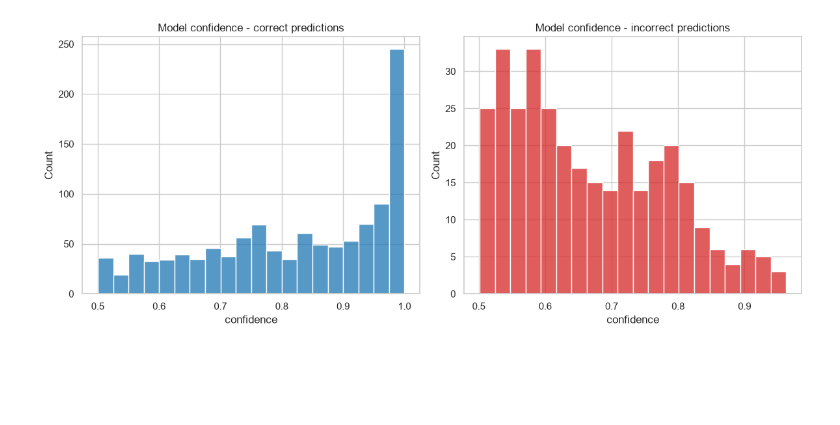
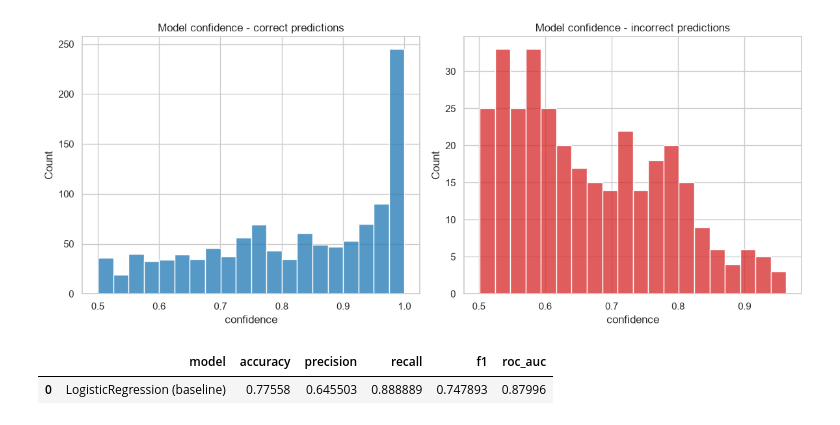
Before and after one commit to Kndrxik/exoplanet-classification, a Jupyter notebook: notebooks/04_logistic_regression.ipynb, the cells around one changed output. Drawn from its saved outputs; the diff is of its cells as text; code cells hidden in the pictures; blank space fills up the shorter version.

```diff
--- a/notebooks/04_logistic_regression.ipynb
+++ b/notebooks/04_logistic_regression.ipynb
@@ -189,3 +189,22 @@ plt.tight_layout()
 plt.show()
 # %% [output]
 [figure]
+# %%
+import joblib
+from pathlib import Path
+
+models_dir = Path("../models")
+models_dir.mkdir(parents=True, exist_ok=True)
+
+joblib.dump(log_reg, models_dir / "baseline_logistic_regression.joblib")
+
+results_summary = pd.DataFrame([{
+    "model": "LogisticRegression (baseline)",
+    **metrics
+}])
+results_summary.to_csv(models_dir / "baseline_results.csv", index=False)
+
+results_summary
+# %% [output]
+|  | model | accuracy | precision | recall | f1 | roc_auc |
+| 0 | LogisticRegression (baseline) | 0.77558 | 0.645503 | 0.888889 | 0.747893 | 0.87996 |
```
Also changed, not shown: 5 other files.
